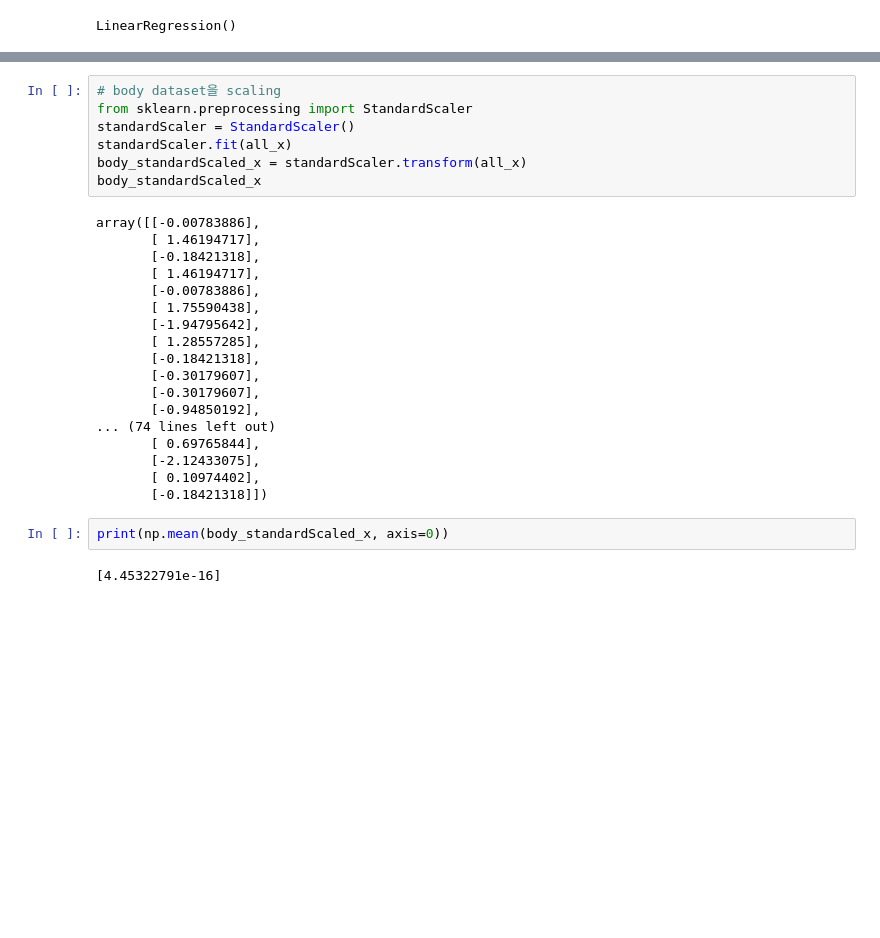
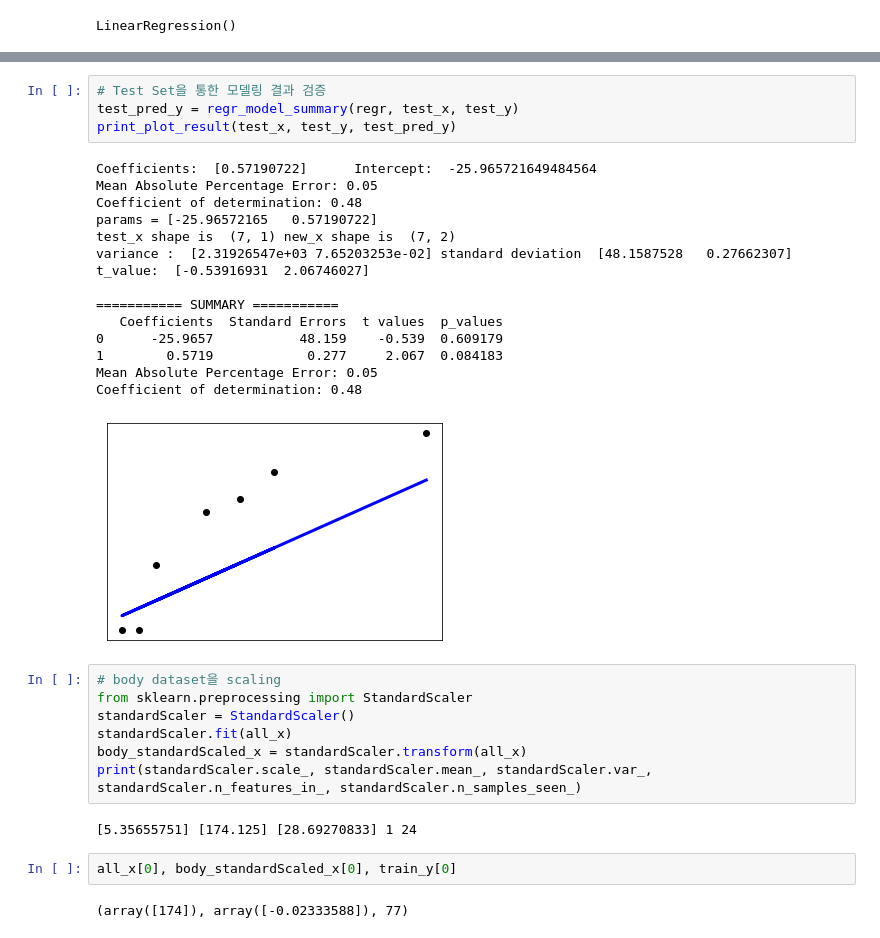
Before and after one commit to jaehyun0220/DL, a Jupyter notebook: Git_Temp_3.ipynb, the cells around one changed output, grey strips where cells are left out. Drawn from its saved outputs; the diff is of its cells as text; blank space fills up the shorter version.

```diff
--- a/Git_Temp_3.ipynb
+++ b/Git_Temp_3.ipynb
@@ -300,29 +200,32 @@ train_x.shape
+# %%
+# Test Set을 통한 모델링 결과 검증
+test_pred_y = regr_model_summary(regr, test_x, test_y)
+print_plot_result(test_x, test_y, test_pred_y)
+# %% [output]
+Coefficients:  [0.57190722]      Intercept:  -25.965721649484564
+Mean Absolute Percentage Error: 0.05
+Coefficient of determination: 0.48
+params = [-25.96572165   0.57190722]
+test_x shape is  (7, 1) new_x shape is  (7, 2)
+variance :  [2.31926547e+03 7.65203253e-02] standard deviation  [48.1587528   0.27662307] t_value:  [-0.53916931  2.06746027]
+
+=========== SUMMARY ===========
+   Coefficients  Standard Errors  t values  p_values
+0      -25.9657           48.159    -0.539  0.609179
+1        0.5719            0.277     2.067  0.084183
+Mean Absolute Percentage Error: 0.05
+Coefficient of determination: 0.48
+[figure, added]
 # %%
 # body dataset을 scaling
 from sklearn.preprocessing import StandardScaler
 standardScaler = StandardScaler()
 standardScaler.fit(all_x)
 body_standardScaled_x = standardScaler.transform(all_x)
-body_standardScaled_x
+print(standardScaler.scale_, standardScaler.mean_, standardScaler.var_, standardScaler.n_features_in_, standardScaler.n_samples_seen_)
 # %% [output]
-array([[-0.00783886],
-       [ 1.46194717],
-       [-0.18421318],
-       [ 1.46194717],
-       [-0.00783886],
-       [ 1.75590438],
-       [-1.94795642],
-       [ 1.28557285],
-       [-0.18421318],
-       [-0.30179607],
-       [-0.30179607],
-       [-0.94850192],
-... (74 lines left out)
-       [ 0.69765844],
-       [-2.12433075],
-       [ 0.10974402],
-       [-0.18421318]])
+[5.35655751] [174.125] [28.69270833] 1 24
-# %%
-print(np.mean(body_standardScaled_x, axis=0))
-# %% [output]
-[4.45322791e-16]
+# %%
+all_x[0], body_standardScaled_x[0], train_y[0]
+# %% [output]
+(array([174]), array([-0.02333588]), 77)
```
Also changed, not shown: parts of 17 cells of this notebook.
